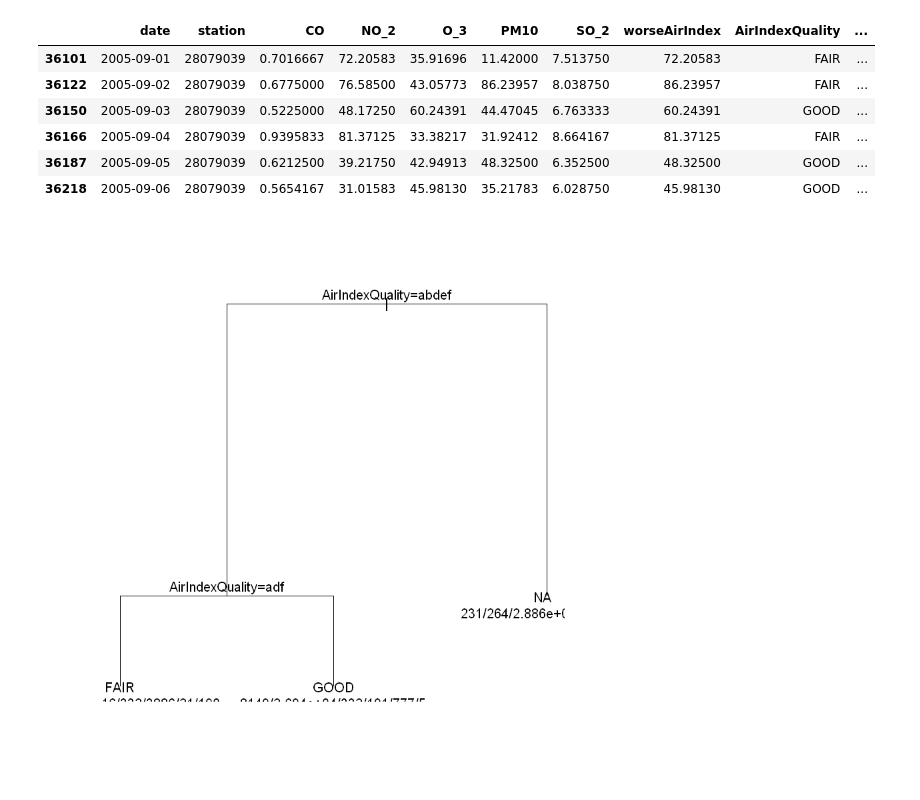
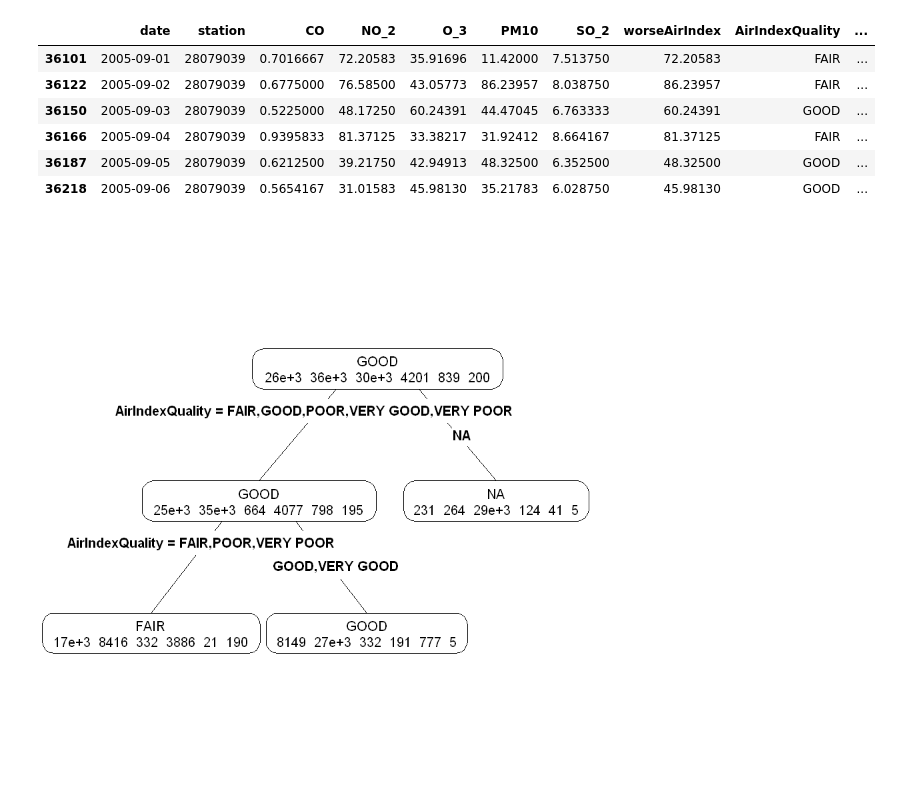
Before and after one commit to manumonforte/DataMining-BigDataParadigm, a Jupyter notebook: Estudio.ipynb, the cells around one changed output. Drawn from its saved outputs; the diff is of its cells as text; code cells hidden in the pictures.

Commit message:
plot model

```diff
--- a/Estudio.ipynb
+++ b/Estudio.ipynb
@@ -746,8 +750,7 @@ myFormula <- AIQNextDay ~ AirIndexQuality + rainfallVolume + WindIndexQuality
 # %%
 #No funciona
 madridPoluttion_rpart <- rpart(myFormula,data = trainData,control = rpart.control(minsplit = 10))
-# %%
-plot(madridPoluttion_rpart) # , compress=TRUE
-text(madridPoluttion_rpart, use.n=T)
-# %% [output]
-[figure, removed]
+# %%
+prp(madridPoluttion_rpart, , fallen.leaves = FALSE, type=4, extra=1, varlen=0, faclen=0, yesno.yshift=-1)
+# %% [output]
+[figure, added]
```
Also changed, not shown: parts of 3 cells of this notebook.
